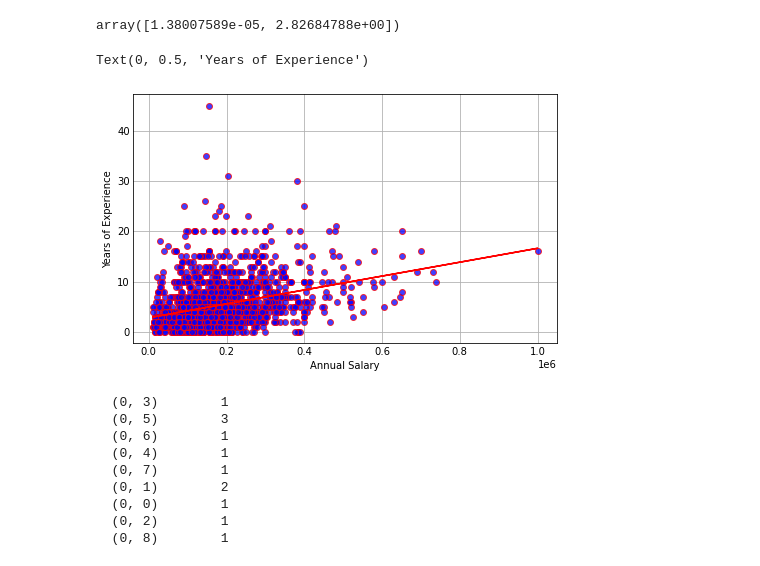
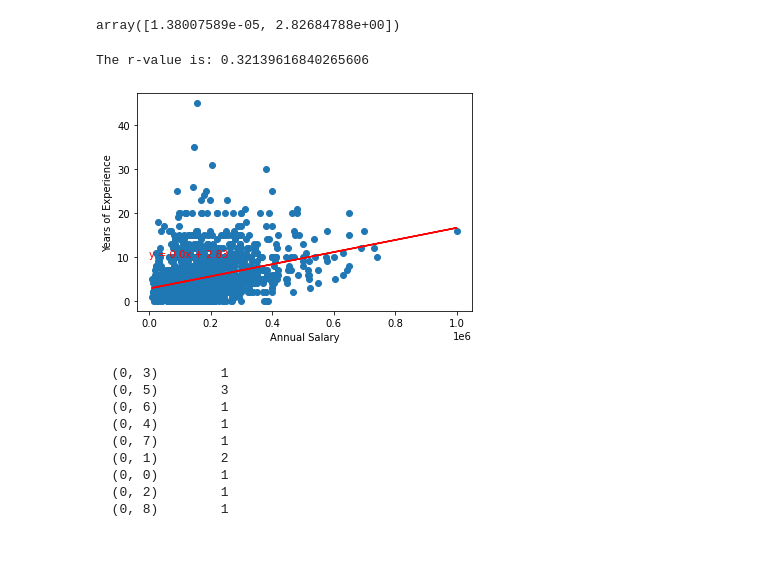
Before and after one commit to rita-s/Data_Analysis_Project_1, a Jupyter notebook: HR_Hackers.ipynb, the cells around one changed output. Drawn from its saved outputs; the diff is of its cells as text; code cells hidden in the pictures.

```diff
--- a/HR_Hackers.ipynb
+++ b/HR_Hackers.ipynb
@@ -42,6 +43,6 @@ job_desc_df = pd.read_csv("salary_education_experience.csv")
 # %% [markdown]
 # Finding the relationship between years of experience and earnings
 # %%
-new_df = job_desc_df.rename(columns = {'Annual Salary':'Annual_Salary', 'Years of Experience':'Years_of_Experience', 'Job Title':'Job_Title'})
+new_df = job_desc_df.rename(columns = {'Annual Salary':'Annual_Salary', 'Years of Experience':'Years_of_Experience', 'Job Title':'Job_Title',  'Compant':'Company'})
 new_df
 # %% [output]
@@ -199,14 +195,27 @@ regression
 array([1.38007589e-05, 2.82684788e+00])
 # %%
 # Plotting the trend line
-trend = np.polyval(reg, annual_salary)
-plt.scatter(annual_salary,years_of_exp, marker= "o", color="blue", alpha=0.75,edgecolors="red")
-plt.plot(annual_salary, trend, 'r')
+#trend = np.polyval(regression, ann_sal)
+#plt.scatter(ann_sal,yrs_exp, marker= "o", color="blue", alpha=0.75,edgecolors="red")
+#plt.plot(ann_sal, trend, 'r')
+#plt.xlabel("Annual Salary")
+#plt.ylabel("Years of Experience")
+
+x_values = ann_sal
+y_values = yrs_exp
+(slope, intercept, rvalue, pvalue, stderr) = linregress(x_values, y_values)
+regress_values = x_values * slope + intercept
+line_eq = "y = " + str(round(slope,2)) + "x + " + str(round(intercept,2))
+plt.scatter(x_values,y_values)
+plt.plot(x_values,regress_values,"r-")
+plt.annotate(line_eq,(6,10),fontsize=10,color="red")
+print(f"The r-value is: {rvalue}")
 plt.xlabel("Annual Salary")
 plt.ylabel("Years of Experience")
+plt.show()
 # %% [output]
-Text(0, 0.5, 'Years of Experience')
+The r-value is: 0.32139616840265606
-[figure, old version]
+[figure, new version]
 # %%
 # Clean the data
 # Drop N/A where relevant (not relevant in the context of education!!!)
```
Also changed, not shown: parts of 8 cells of this notebook.
